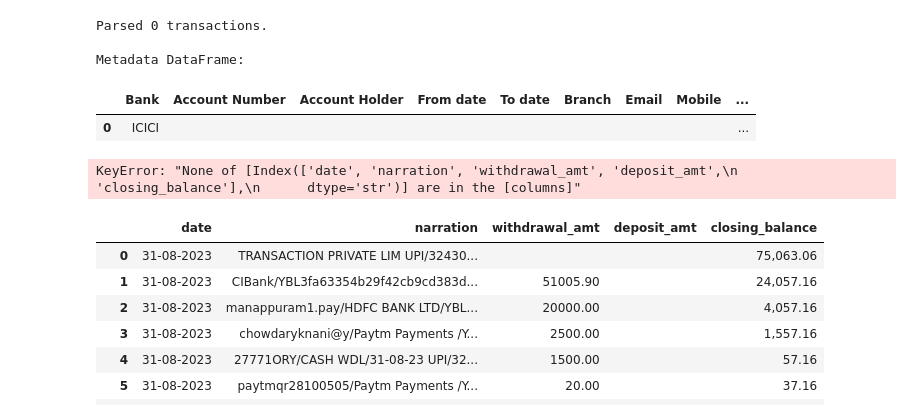
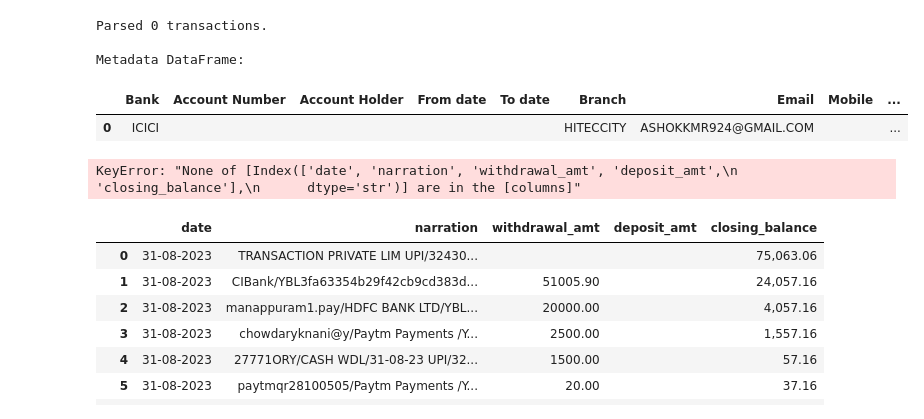
Before and after one commit to aditya436/bsa_project, a Jupyter notebook: transactions_display.ipynb, the cells around one changed output. Drawn from its saved outputs; the diff is of its cells as text; code cells hidden in the pictures.

Commit message:
Made new changes for icici parser

```diff
--- a/transactions_display.ipynb
+++ b/transactions_display.ipynb
@@ -12,8 +12,10 @@ pd.set_option('display.max_columns', None)
 pd.set_option('display.width', None)
 pd.set_option('display.max_colwidth', None)
 # %%
-parser = ParserFactory.get_parser('icici')
-file_path = 'data/icici/icici_statment.pdf'
+bank = 'hdfc'  # Change to 'icici' for ICICI statements
+file_path = 'data/hdfc/Acct_Statement_XX0547_10052024.pdf'  # Change to your file path
+
+parser = ParserFactory.get_parser(bank)
 transactions = parser.parse(file_path)
 df = pd.DataFrame([t.__dict__ for t in transactions])
 print(f"Parsed {len(transactions)} transactions.")
@@ -24,6 +26,9 @@ metadata_df = pd.DataFrame([metadata])
 print("\nMetadata DataFrame:")
 display(metadata_df)
 
-# Filter transaction output columns
-df = df[['date', 'narration', 'withdrawal_amt', 'deposit_amt', 'closing_balance']]
+# Filter transaction output columns (only if transactions were parsed)
+if not df.empty:
+    df = df[['date', 'narration', 'withdrawal_amt', 'deposit_amt', 'closing_balance']]
+else:
+    print("No transactions parsed — check file path or bank format.")
 # %% [output]
@@ -31,8 +36,8 @@ WARNING: No amounts found in transaction line: 29-09-2023
 Parsed 0 transactions.
 
 Metadata DataFrame:
 |  | Bank | Account Number | Account Holder | From date | To date | Branch | Email | Mobile | ... |
-| 0 | ICICI |  |  |  |  |  |  |  | ... |
+| 0 | ICICI |  |  |  |  | HITECCITY | ASHOKKMR924@GMAIL.COM |  | ... |
 KeyError: "None of [Index(['date', 'narration', 'withdrawal_amt', 'deposit_amt',\n       'closing_balance'],\n      dtype='str')] are in the [columns]"
 # %%
 # Display as HTML in a scrollable view (for full window)
```
Also changed, not shown: parts of 1 cell of this notebook, 8 other files.
